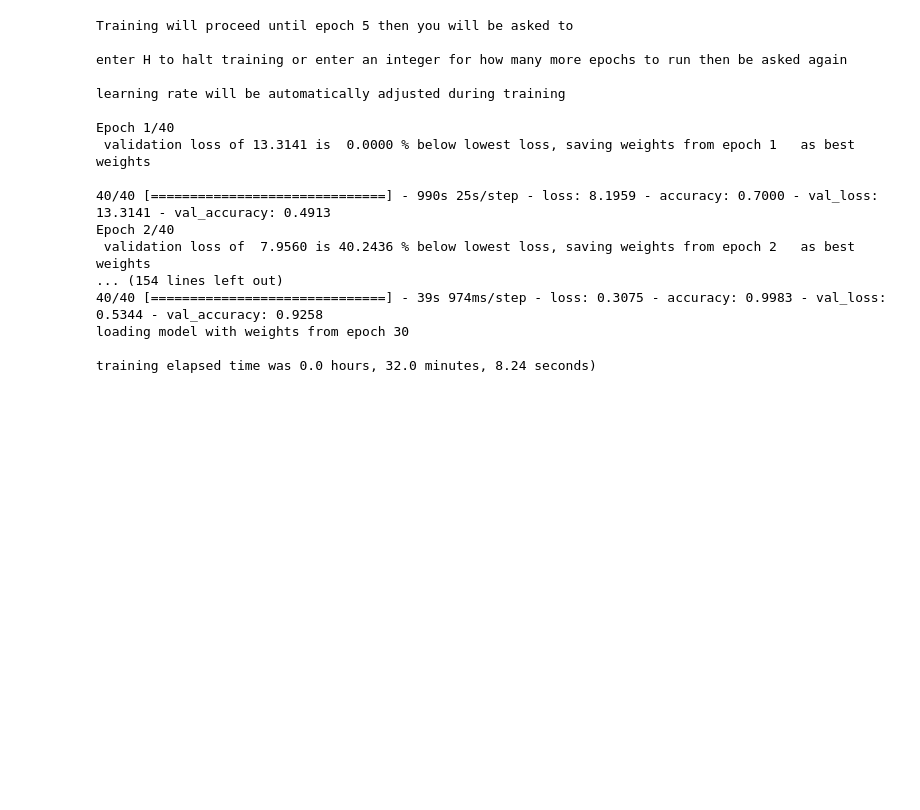
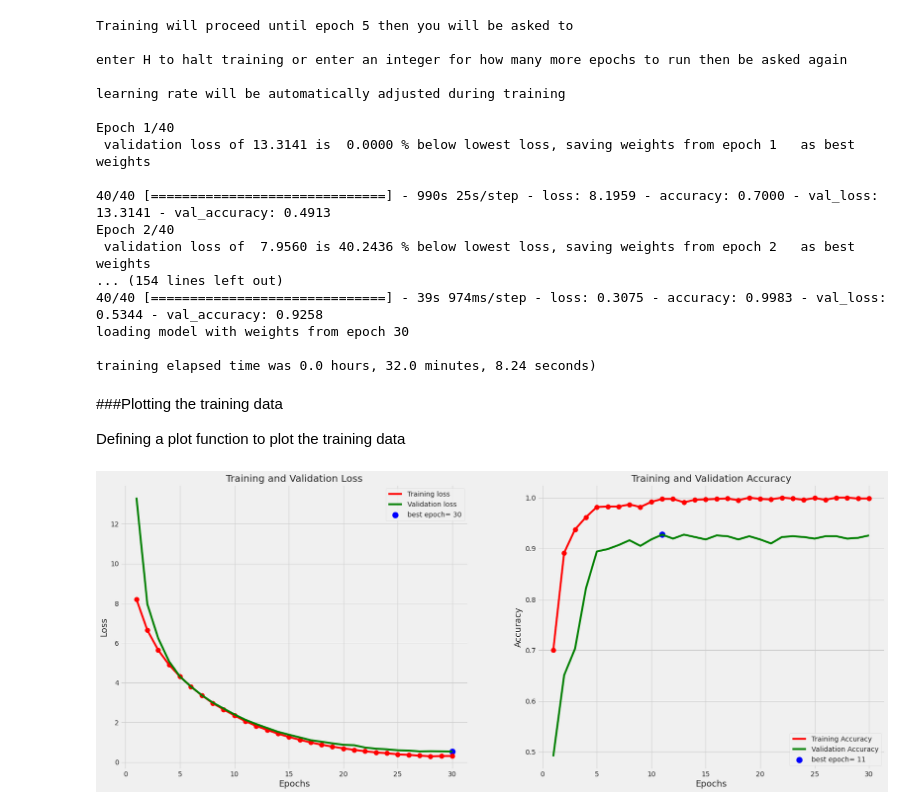
Before and after one commit to makhijakabir/eyeDiseaseDetection, a Jupyter notebook: eyeDiseaseDetection.ipynb, the cells around one changed output. Cells and saved outputs as stored; diff of their text form; code cells hidden in the pictures; blank space fills up the shorter version.

```diff
--- a/eyeDiseaseDetection.ipynb
+++ b/eyeDiseaseDetection.ipynb
@@ -593,3 +595,61 @@ Epoch 2/40
 loading model with weights from epoch 30
 
 training elapsed time was 0.0 hours, 32.0 minutes, 8.24 seconds)
+# %% [markdown]
+###Plotting the training data
+
+Defining a plot function to plot the training data
+# %%
+def tr_plot(tr_data, start_epoch):
+
+    #Plot the training and validation data
+
+    tacc=tr_data.history['accuracy']
+    tloss=tr_data.history['loss']
+    vacc=tr_data.history['val_accuracy']
+    vloss=tr_data.history['val_loss']
+
+    Epoch_count=len(tacc)+ start_epoch
+    Epochs=[]
+
+    for i in range (start_epoch ,Epoch_count):
+        Epochs.append(i+1)
+
+    index_loss=np.argmin(vloss)#  this is the epoch with the lowest validation loss
+    val_lowest=vloss[index_loss]
+    index_acc=np.argmax(vacc)
+    acc_highest=vacc[index_acc]
+
+    plt.style.use('fivethirtyeight')
+
+    sc_label='best epoch= '+ str(index_loss+1 +start_epoch)
+    vc_label='best epoch= '+ str(index_acc + 1+ start_epoch)
+
+    fig,axes=plt.subplots(nrows=1, ncols=2, figsize=(25,10))
+
+    axes[0].plot(Epochs,tloss, 'r', label='Training loss')
+    axes[0].plot(Epochs,vloss,'g',label='Validation loss' )
+    axes[0].scatter(index_loss+1 +start_epoch,val_lowest, s=150, c= 'blue', label=sc_label)
+    axes[0].scatter(Epochs, tloss, s=100, c='red')
+    axes[0].set_title('Training and Validation Loss')
+    axes[0].set_xlabel('Epochs', fontsize=18)
+    axes[0].set_ylabel('Loss', fontsize=18)
+    axes[0].legend()
+
+    axes[1].plot (Epochs,tacc,'r',label= 'Training Accuracy')
+    axes[1].scatter(Epochs, tacc, s=100, c='red')
+    axes[1].plot (Epochs,vacc,'g',label= 'Validation Accuracy')
+    axes[1].scatter(index_acc+1 +start_epoch,acc_highest, s=150, c= 'blue', label=vc_label)
+    axes[1].set_title('Training and Validation Accuracy')
+    axes[1].set_xlabel('Epochs', fontsize=18)
+    axes[1].set_ylabel('Accuracy', fontsize=18)
+    axes[1].legend()
+
+    plt.tight_layout
+    plt.show()
+
+    return index_loss
+
+loss_index=tr_plot(history,0)
+# %% [output]
+[figure, added]
```
Also changed, not shown: parts of 8 cells of this notebook.
